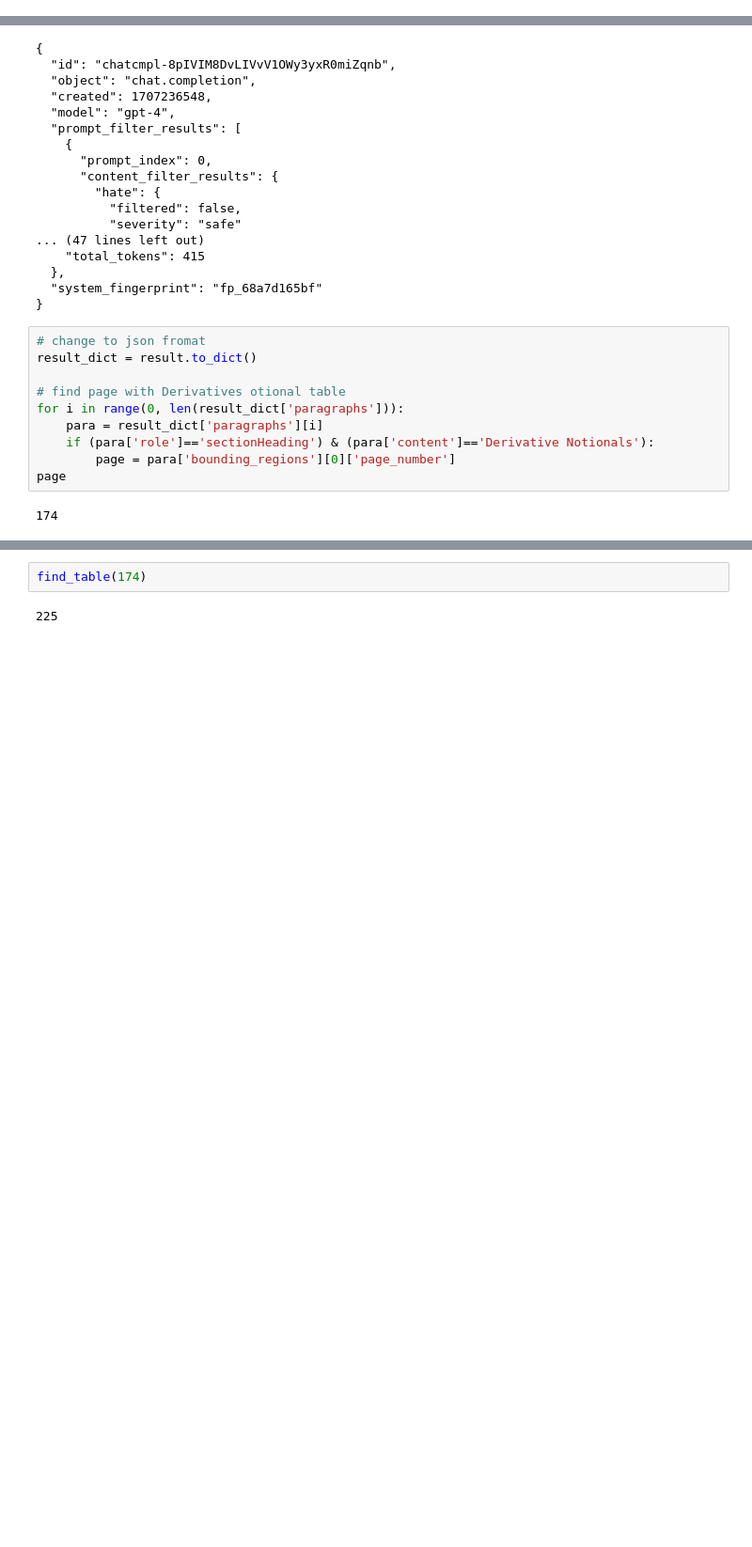
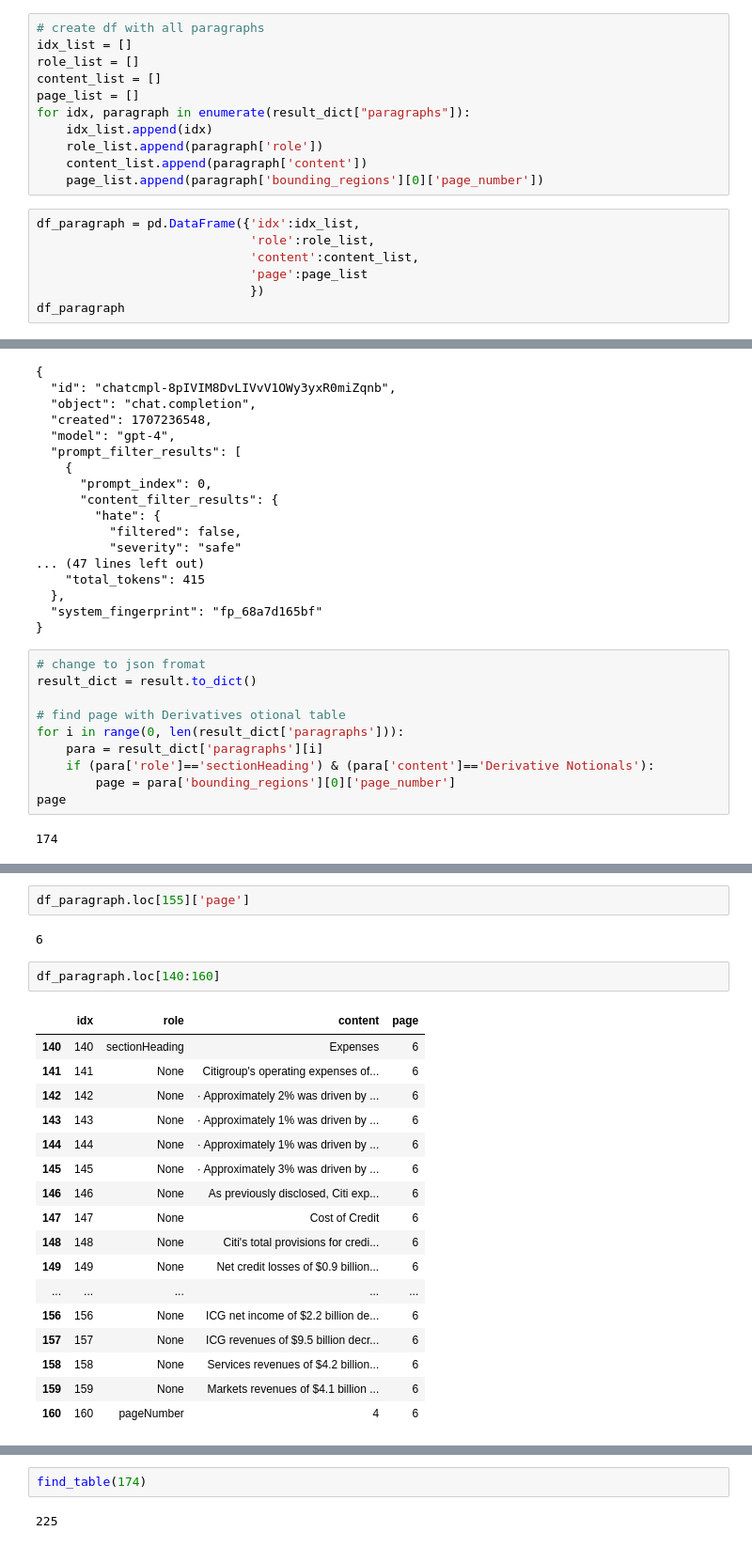
Before and after one commit to nnssvv/ascent_hack, a Jupyter notebook: doc_intelligence.ipynb, the cells around one changed output, grey strips where cells are left out. Shown at 94% size. Drawn from its saved outputs; the diff is of its cells as text; blank space fills up the shorter version.

```diff
--- a/doc_intelligence.ipynb
+++ b/doc_intelligence.ipynb
@@ -223,0 +221,18 @@ answer
+# %%
+# create df with all paragraphs
+idx_list = []
+role_list = []
+content_list = []
+page_list = []
+for idx, paragraph in enumerate(result_dict["paragraphs"]):
+    idx_list.append(idx)
+    role_list.append(paragraph['role'])
+    content_list.append(paragraph['content'])
+    page_list.append(paragraph['bounding_regions'][0]['page_number'])
+# %%
+df_paragraph = pd.DataFrame({'idx':idx_list,
+                             'role':role_list,
+                             'content':content_list,
+                             'page':page_list
+                             })
+df_paragraph
@@ -291,0 +411,24 @@ def find_table(page):
+# %%
+df_paragraph.loc[155]['page']
+# %% [output]
+6
+# %%
+df_paragraph.loc[140:160]
+# %% [output]
+|  | idx | role | content | page |
+| 140 | 140 | sectionHeading | Expenses | 6 |
+| 141 | 141 | None | Citigroup's operating expenses of... | 6 |
+| 142 | 142 | None | · Approximately 2% was driven by ... | 6 |
+| 143 | 143 | None | · Approximately 1% was driven by ... | 6 |
+| 144 | 144 | None | · Approximately 1% was driven by ... | 6 |
+| 145 | 145 | None | · Approximately 3% was driven by ... | 6 |
+| 146 | 146 | None | As previously disclosed, Citi exp... | 6 |
+| 147 | 147 | None | Cost of Credit | 6 |
+| 148 | 148 | None | Citi's total provisions for credi... | 6 |
+| 149 | 149 | None | Net credit losses of $0.9 billion... | 6 |
+| ... | ... | ... | ... | ... |
+| 156 | 156 | None | ICG net income of $2.2 billion de... | 6 |
+| 157 | 157 | None | ICG revenues of $9.5 billion decr... | 6 |
+| 158 | 158 | None | Services revenues of $4.2 billion... | 6 |
+| 159 | 159 | None | Markets revenues of $4.1 billion ... | 6 |
+| 160 | 160 | pageNumber | 4 | 6 |
```
Also changed, not shown: parts of 20 cells of this notebook.
